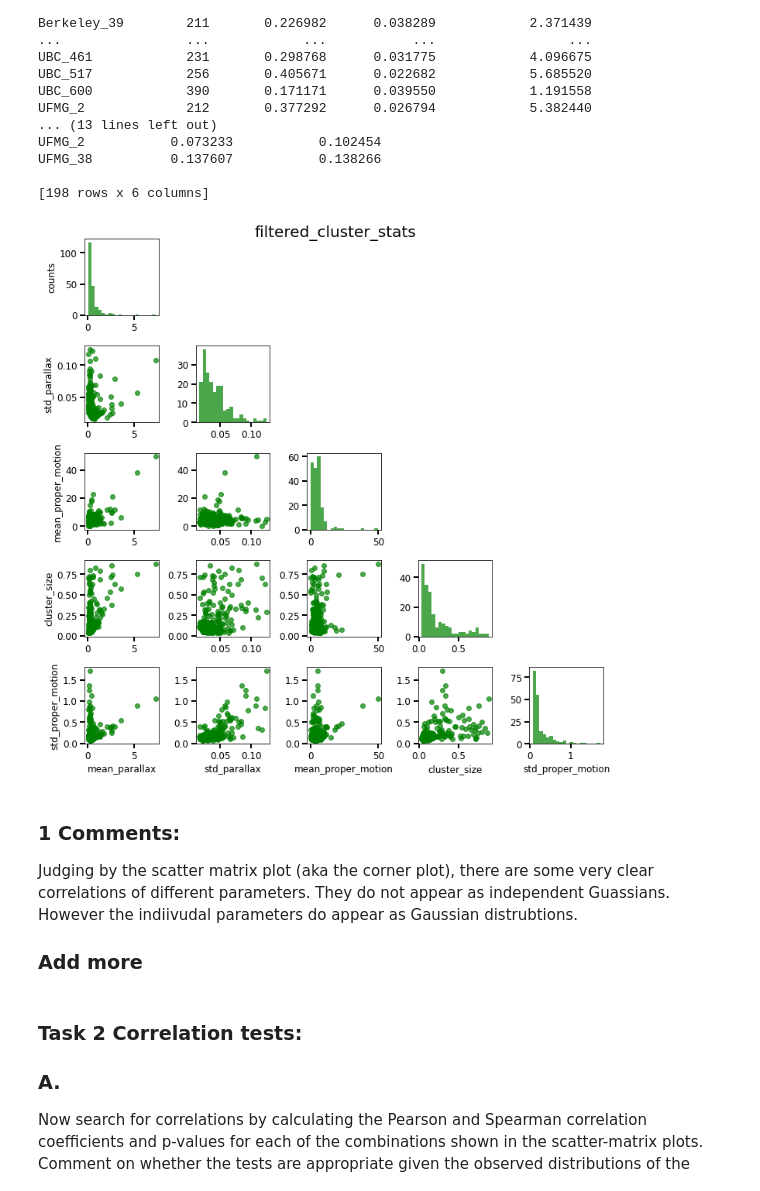
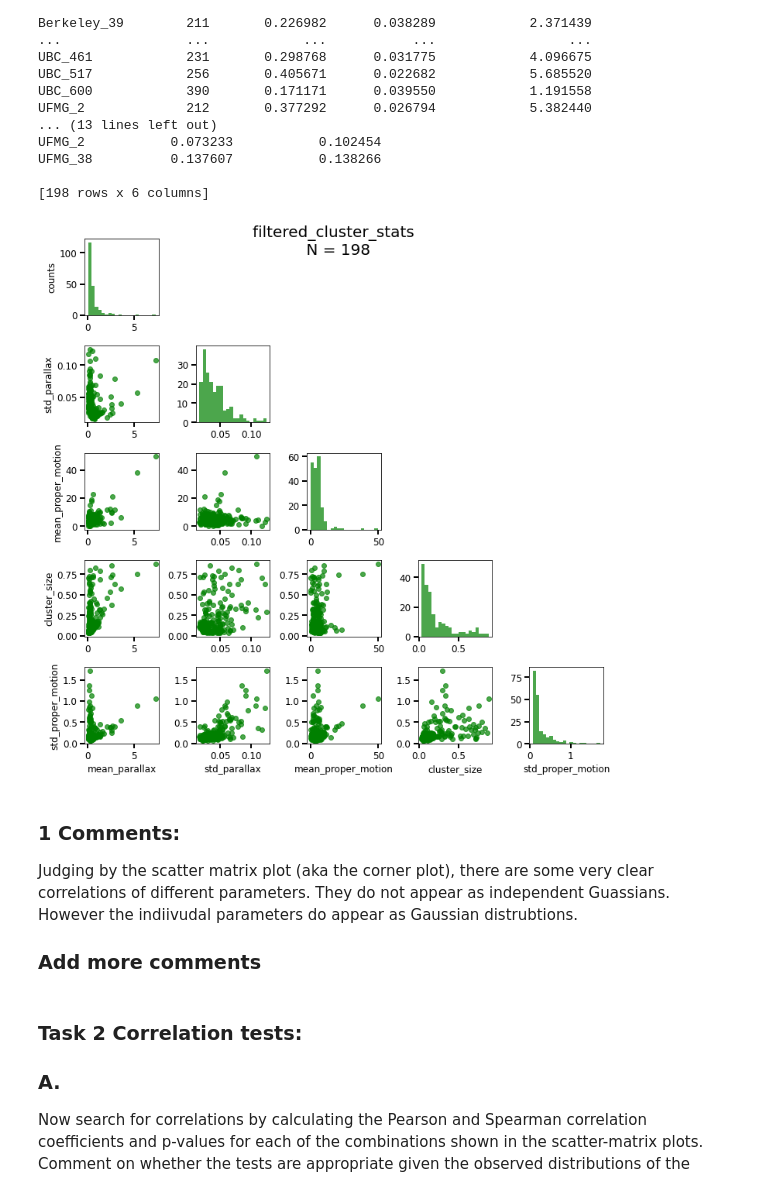
Before and after one commit to afinemax/stat_meth, a Jupyter notebook: assignments/a2/a2_max_fine.ipynb, the cells around one changed output. Cells and saved outputs as stored; diff of their text form; code cells hidden in the pictures.

```diff
--- a/assignments/a2/a2_max_fine.ipynb
+++ b/assignments/a2/a2_max_fine.ipynb
@@ -148,41 +145,41 @@ labels = ['mean_parallax', 'std_parallax', 'mean_proper_motion', 'cluster_size',
 ndims = len(labels)
 
 
 # Nested for loop for plotting
 fig, axes = plt.subplots(ndims, ndims, figsize=(12, 12))
 fig.subplots_adjust(wspace=0.5, hspace=0.4)
 plotting_df = filtered_cluster_stats
 
 for i in range(ndims):  # y dimension of the grid
     for j in range(ndims):  # x dimension of the grid
         axes[i, j].tick_params(axis='both', which='major', labelsize=12, width=2, length=6)
 
         if i == j:
             axes[i, j].hist(plotting_df[labels[i]].values, bins=20, color='green', alpha=0.7)
         elif i > j:
             axes[i, j].scatter(plotting_df[labels[j]].values, plotting_df[labels[i]].values, color='green', alpha=0.7)
         else:
             axes[i, j].axis('off')
 
         if j == 0:
             if i == j:
                 axes[i, j].set_ylabel('counts', fontsize=12)
             else:
                 axes[i, j].set_ylabel(labels[i], fontsize=12)
 
         if i == ndims - 1:
             axes[i, j].set_xlabel(labels[j], fontsize=12)
 
-plt.suptitle('filtered_cluster_stats', size=20, y=0.9)
+plt.suptitle('filtered_cluster_stats \n N = ' + str(len(plotting_df[labels[i]].values)), size=20, y=0.9)
 plt.show()
 # %% [output]
-[figure, old version]
+[figure, new version]
 # %% [markdown]
 ### 1 Comments:
 
 Judging by the scatter matrix plot (aka the corner plot), there are some very clear correlations of different parameters. They do not appear as independent Guassians. However the indiivudal parameters do appear as  Gaussian distrubtions.
 
-### Add more
+### Add more comments
 # %% [markdown]
 ### Task 2 Correlation tests:
 
```
Also changed, not shown: parts of 7 cells of this notebook.
